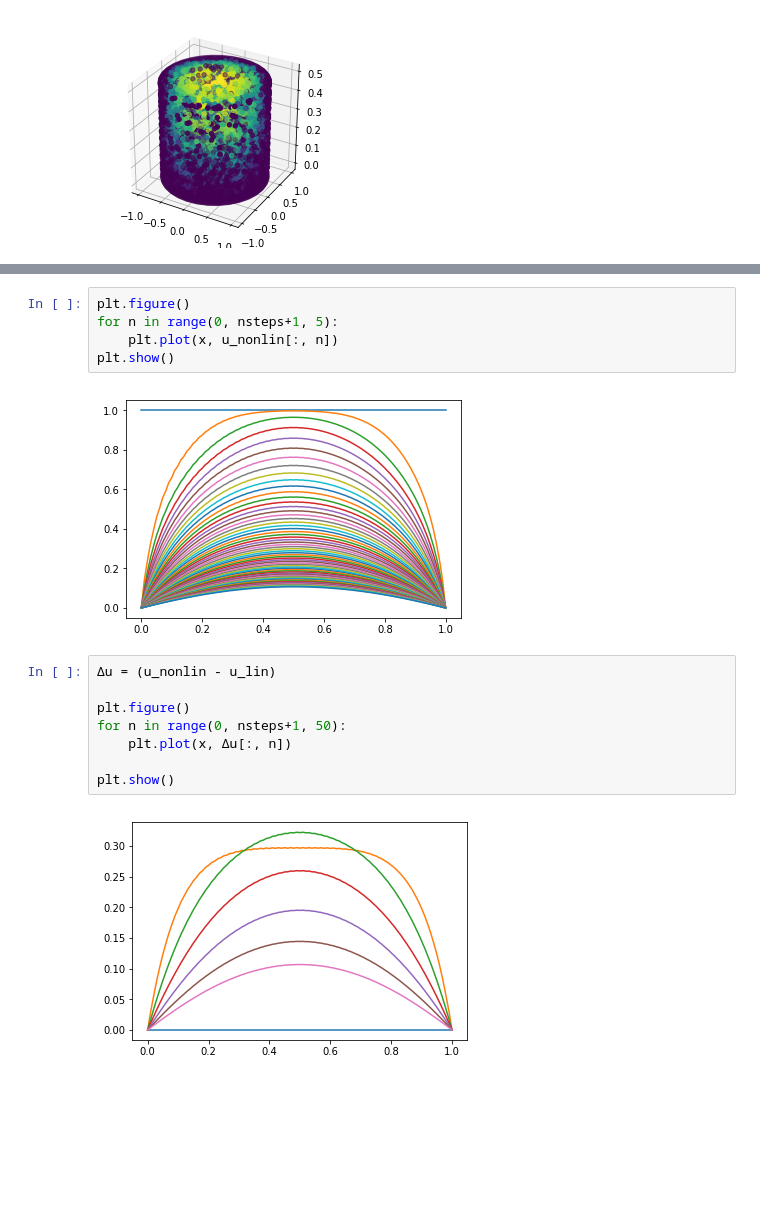
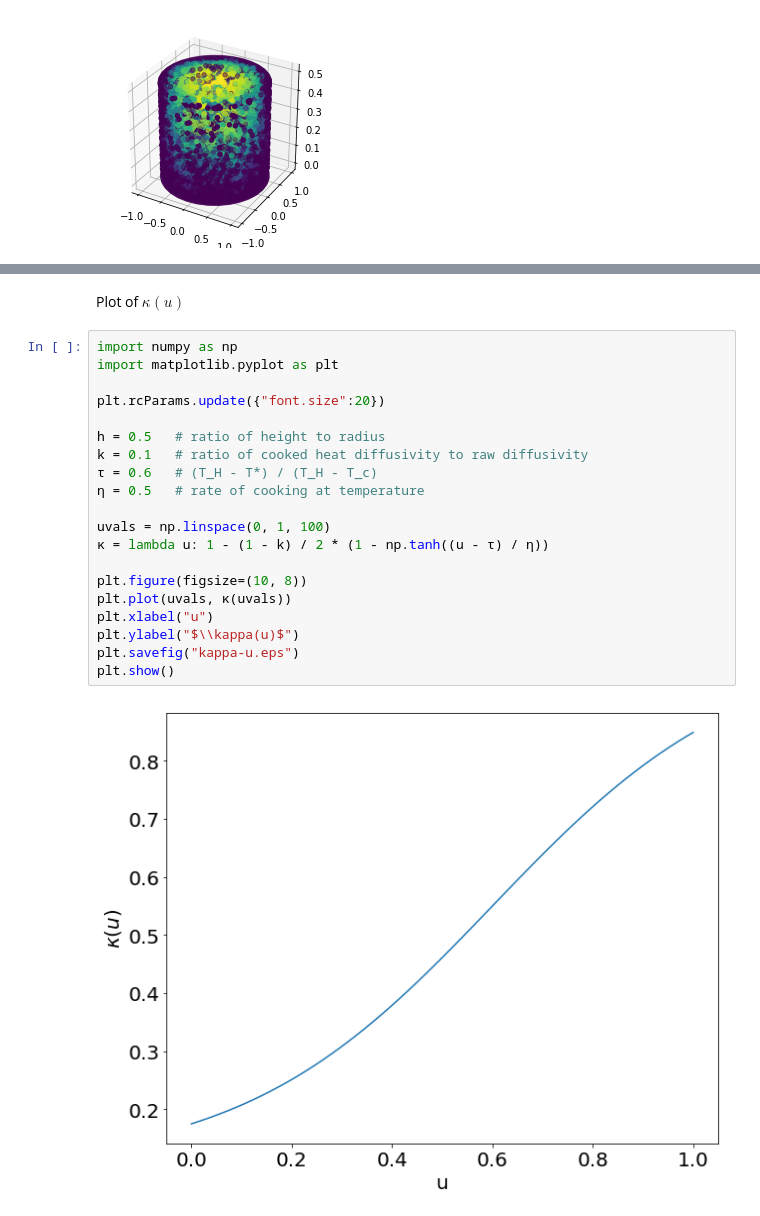
Before and after one commit to JeromeTroy/fenics-hgss, a Jupyter notebook: FEniCS Heat Equation.ipynb, the cells around one changed output, grey strips where cells are left out. Saved outputs shown, nothing was run; the diff lists cells and outputs as text; blank space fills up the shorter version.

```diff
--- a/FEniCS Heat Equation.ipynb
+++ b/FEniCS Heat Equation.ipynb
@@ -378,17 +282,24 @@ u_nonlin, t = cn_nonlin(u0(x), Δt, nsteps, κ_nonlin)
-# %%
-plt.figure()
-for n in range(0, nsteps+1, 5):
-    plt.plot(x, u_nonlin[:, n])
-plt.show()
-# %% [output]
-[figure, removed]
-# %%
-Δu = (u_nonlin - u_lin)
-
-plt.figure()
-for n in range(0, nsteps+1, 50):
-    plt.plot(x, Δu[:, n])
-
-plt.show()
-# %% [output]
-[figure, removed]
+# %% [markdown]
+Plot of $\kappa(u)$
+# %%
+import numpy as np
+import matplotlib.pyplot as plt
+
+plt.rcParams.update({"font.size":20})
+
+h = 0.5   # ratio of height to radius
+k = 0.1   # ratio of cooked heat diffusivity to raw diffusivity
+τ = 0.6   # (T_H - T*) / (T_H - T_c)
+η = 0.5   # rate of cooking at temperature
+
+uvals = np.linspace(0, 1, 100)
+κ = lambda u: 1 - (1 - k) / 2 * (1 - np.tanh((u - τ) / η))
+
+plt.figure(figsize=(10, 8))
+plt.plot(uvals, κ(uvals))
+plt.xlabel("u")
+plt.ylabel("$\\kappa(u)$")
+plt.savefig("kappa-u.eps")
+plt.show()
+# %% [output]
+[figure, added]
```
Also changed, not shown: parts of 3 cells of this notebook, 7 other files.
